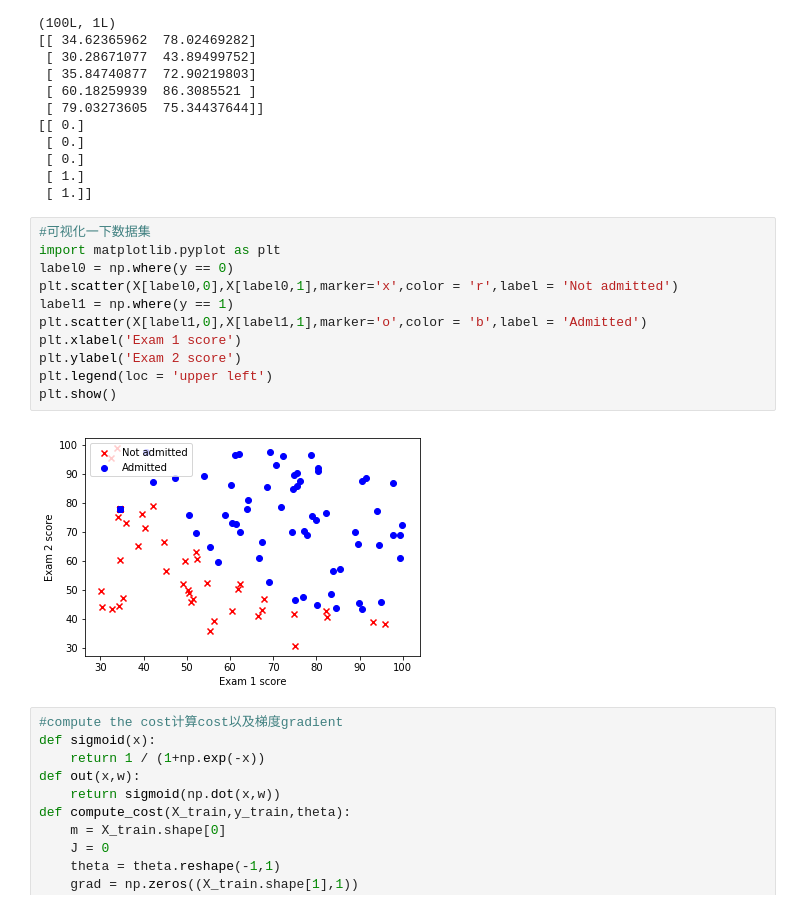
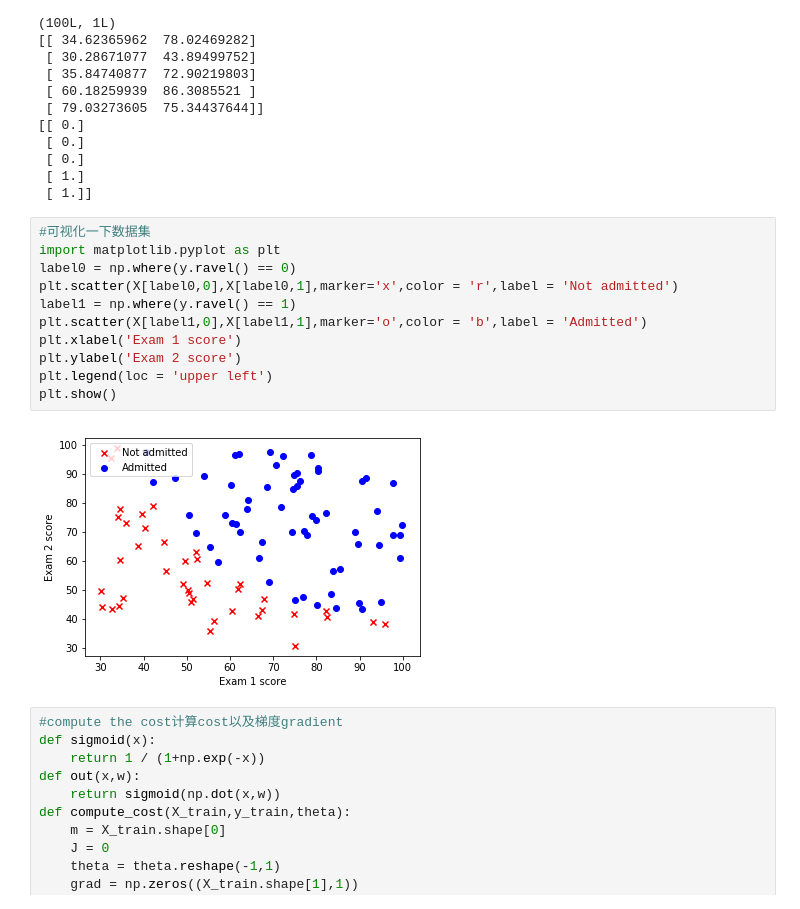
Before and after one commit to TingNie/Coursera-ML-using-matlab-python, a Jupyter notebook: logic.ipynb, the cells around one changed output. Drawn from its saved outputs; the diff is of its cells as text.

```diff
--- a/logic.ipynb
+++ b/logic.ipynb
@@ -49,16 +49,16 @@ print y[:5]
 # %%
 #可视化一下数据集
 import matplotlib.pyplot as plt
-label0 = np.where(y == 0)
+label0 = np.where(y.ravel() == 0)
 plt.scatter(X[label0,0],X[label0,1],marker='x',color = 'r',label = 'Not admitted')
-label1 = np.where(y == 1)
+label1 = np.where(y.ravel() == 1)
 plt.scatter(X[label1,0],X[label1,1],marker='o',color = 'b',label = 'Admitted')
 plt.xlabel('Exam 1 score')
 plt.ylabel('Exam 2 score')
 plt.legend(loc = 'upper left')
 plt.show()
 # %% [output]
-[figure, old version]
+[figure, new version]
 # %%
 #compute the cost计算cost以及梯度gradient
 def sigmoid(x):
```
Also changed, not shown: parts of 4 cells of this notebook, 2 other files.
